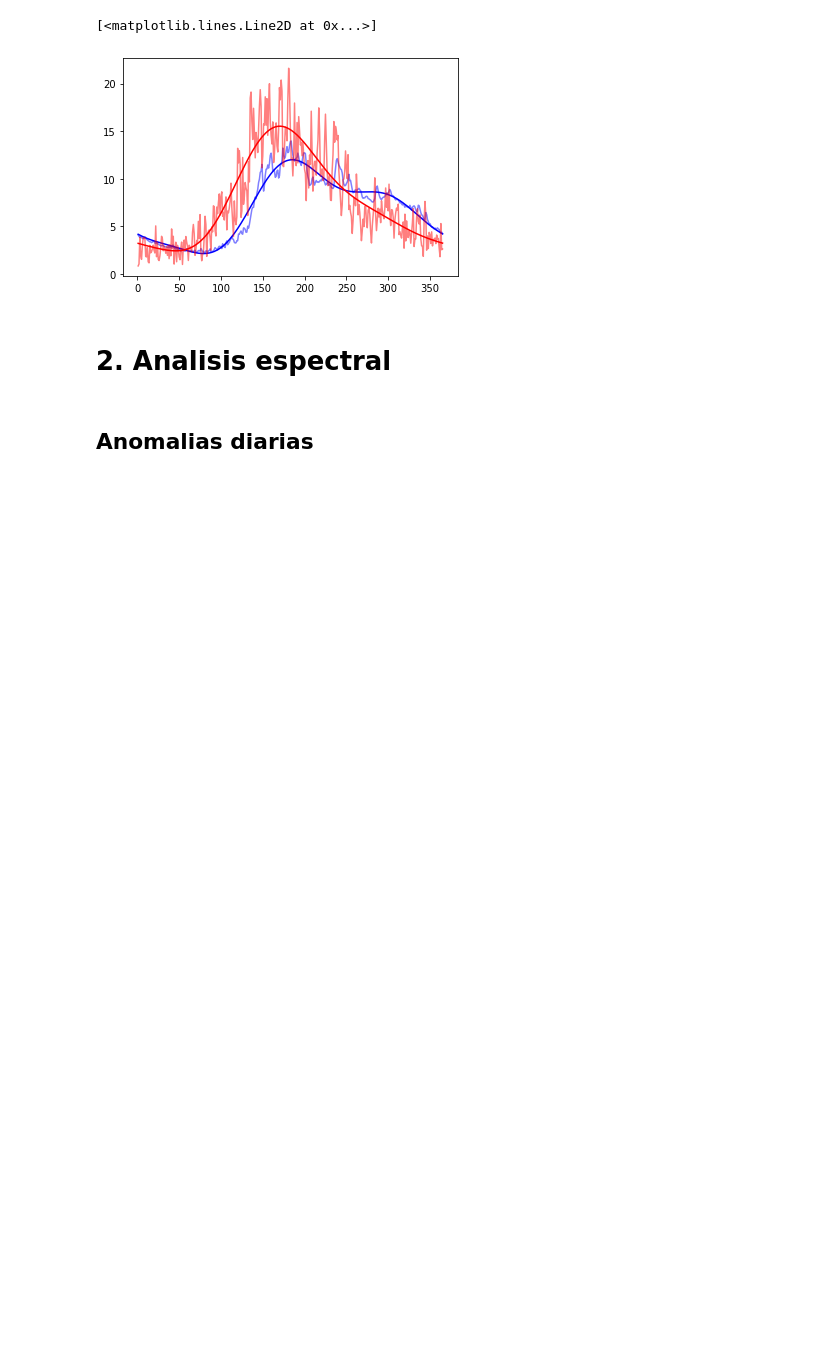
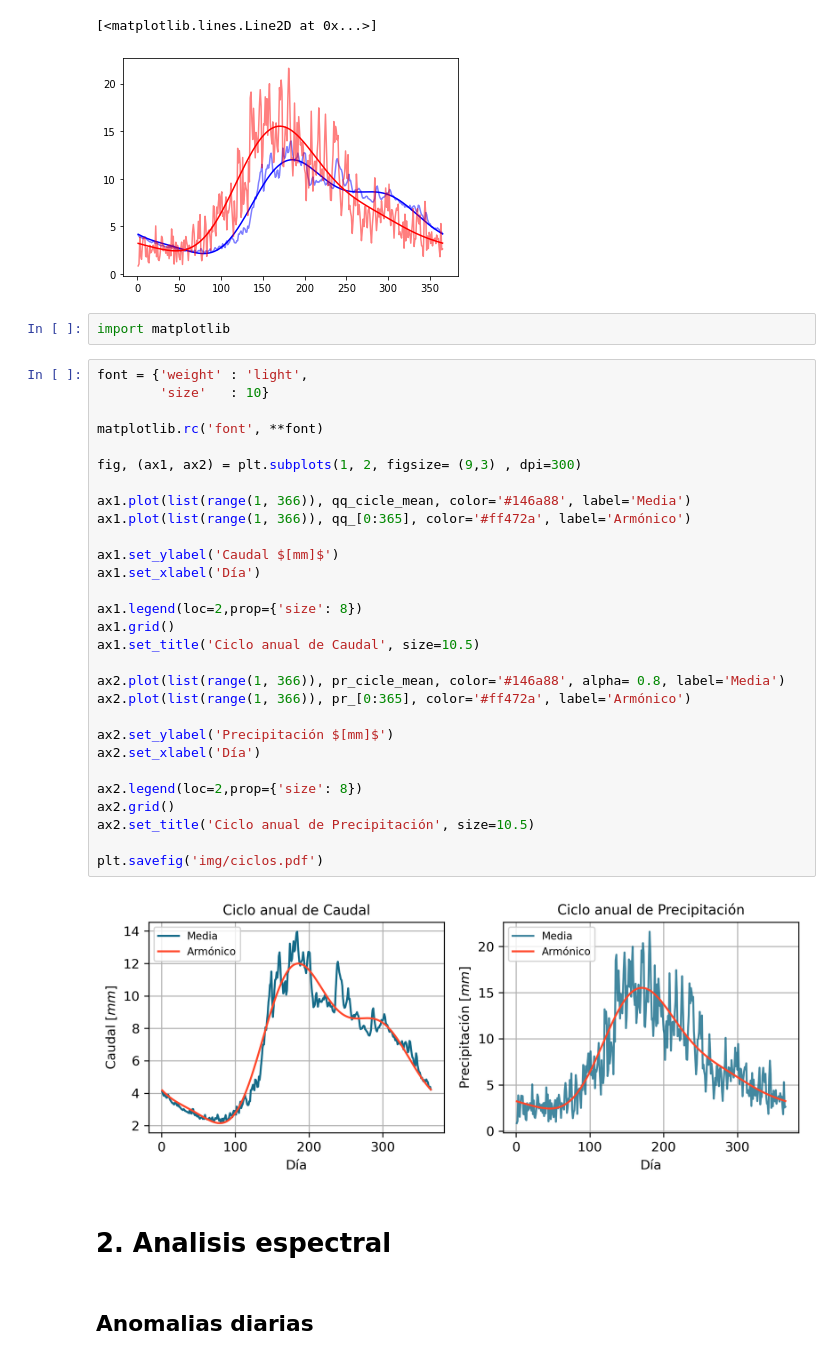
Before and after one commit to Mabriceno/MC_T4, a Jupyter notebook: tarea4.ipynb, the cells around one changed output. Cells and saved outputs as stored; diff of their text form; blank space fills up the shorter version.

```diff
--- a/tarea4.ipynb
+++ b/tarea4.ipynb
@@ -161,6 +161,39 @@ plt.plot(list(range(1, 366)), pr_[0:365], color = 'r')
 # %% [output]
 [<matplotlib.lines.Line2D at 0x...>]
 [figure]
+# %%
+import matplotlib
+# %%
+font = {'weight' : 'light',
+        'size'   : 10}
+
+matplotlib.rc('font', **font)
+
+fig, (ax1, ax2) = plt.subplots(1, 2, figsize= (9,3) , dpi=300)
+
+ax1.plot(list(range(1, 366)), qq_cicle_mean, color='#146a88', label='Media')
+ax1.plot(list(range(1, 366)), qq_[0:365], color='#ff472a', label='Armónico')
+
+ax1.set_ylabel('Caudal $[mm]$')
+ax1.set_xlabel('Día')
+
+ax1.legend(loc=2,prop={'size': 8})
+ax1.grid()
+ax1.set_title('Ciclo anual de Caudal', size=10.5)
+
+ax2.plot(list(range(1, 366)), pr_cicle_mean, color='#146a88', alpha= 0.8, label='Media')
+ax2.plot(list(range(1, 366)), pr_[0:365], color='#ff472a', label='Armónico')
+
+ax2.set_ylabel('Precipitación $[mm]$')
+ax2.set_xlabel('Día')
+
+ax2.legend(loc=2,prop={'size': 8})
+ax2.grid()
+ax2.set_title('Ciclo anual de Precipitación', size=10.5)
+
+plt.savefig('img/ciclos.pdf')
+# %% [output]
+[figure, added]
 # %% [markdown]
 # 2. Analisis espectral
 # %% [markdown]
```
Also changed, not shown: parts of 56 cells of this notebook, 10 other files.
